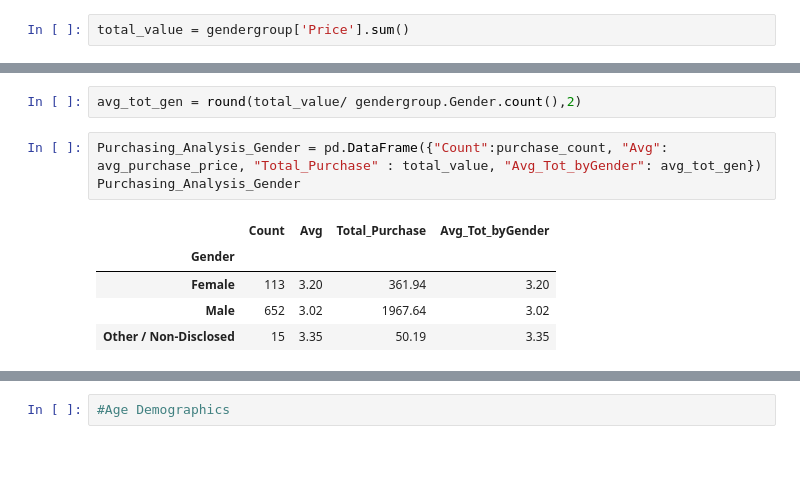
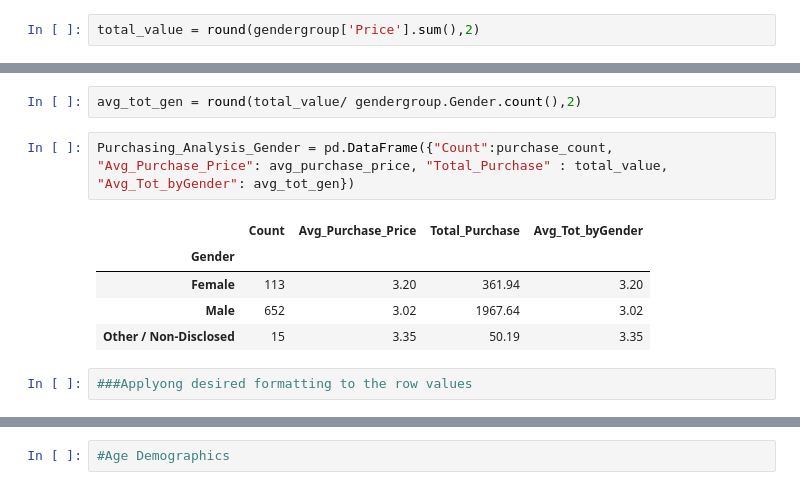
Before and after one commit to Pankaj-gh/pandas-challenge, a Jupyter notebook: heroesofpymoli/main_script.ipynb, the cells around one changed output, grey strips where cells are left out. Cells and saved outputs as stored; diff of their text form; blank space fills up the shorter version.

```diff
--- a/heroesofpymoli/main_script.ipynb
+++ b/heroesofpymoli/main_script.ipynb
@@ -89,16 +112,17 @@ pandas.core.series.Series
 # %%
-total_value = gendergroup['Price'].sum()
+total_value = round(gendergroup['Price'].sum(),2)
 # %%
 avg_purchase_price = round(gendergroup["Price"].mean(),2)
 # %%
 avg_tot_gen = round(total_value/ gendergroup.Gender.count(),2)
 # %%
-Purchasing_Analysis_Gender = pd.DataFrame({"Count":purchase_count, "Avg": avg_purchase_price, "Total_Purchase" : total_value, "Avg_Tot_byGender": avg_tot_gen})
-Purchasing_Analysis_Gender
+Purchasing_Analysis_Gender = pd.DataFrame({"Count":purchase_count, "Avg_Purchase_Price": avg_purchase_price, "Total_Purchase" : total_value, "Avg_Tot_byGender": avg_tot_gen})
 # %% [output]
-|  | Count | Avg | Total_Purchase | Avg_Tot_byGender |
+|  | Count | Avg_Purchase_Price | Total_Purchase | Avg_Tot_byGender |
 | Gender |  |  |  |  |
 | Female | 113 | 3.20 | 361.94 | 3.20 |
 | Male | 652 | 3.02 | 1967.64 | 3.02 |
 | Other / Non-Disclosed | 15 | 3.35 | 50.19 | 3.35 |
+# %%
+###Applyong desired formatting to the row values
 # %%
```
Also changed, not shown: parts of 19 cells of this notebook.
